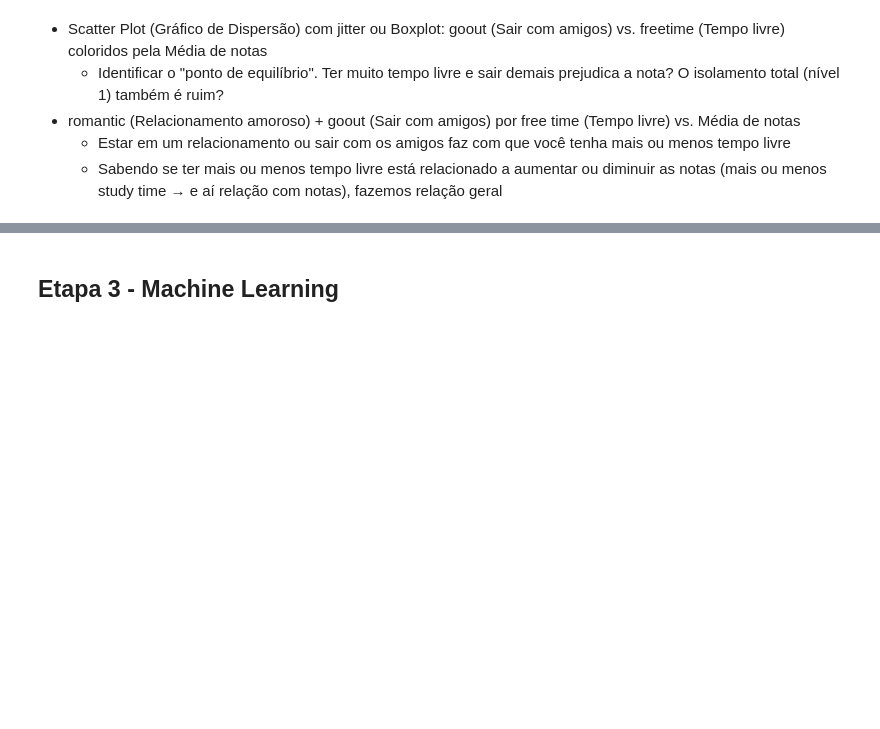
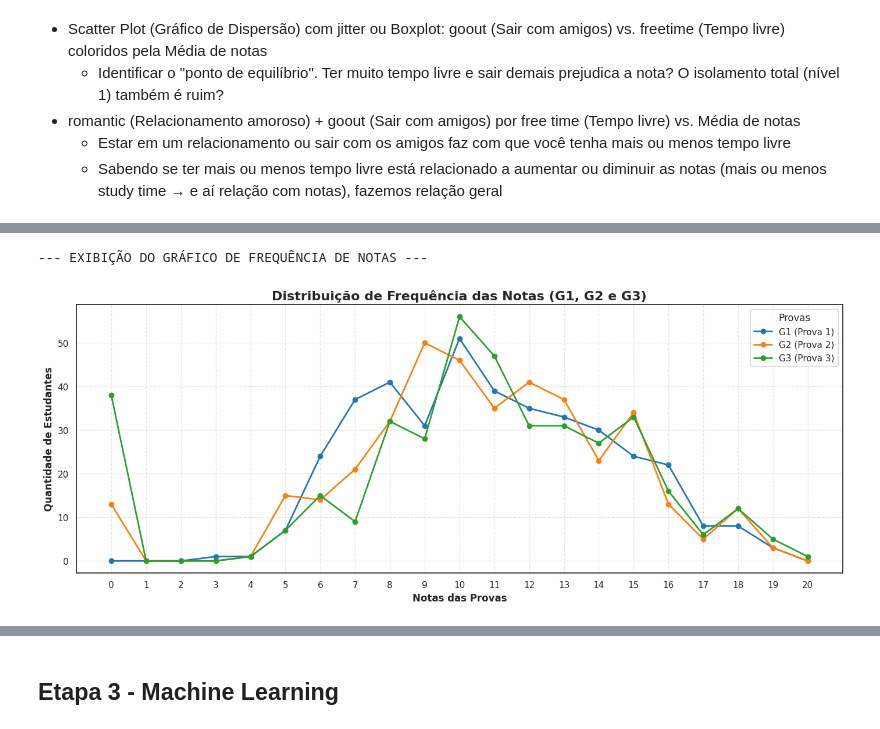
Before and after one commit to felipekenjidev/performance-estudantes, a Jupyter notebook: miniprojetods_performance_estudantes.ipynb, the cells around one changed output, grey strips where cells are left out. Cells and saved outputs as stored; diff of their text form; code cells hidden in the pictures; blank space fills up the shorter version.

```diff
--- a/miniprojetods_performance_estudantes.ipynb
+++ b/miniprojetods_performance_estudantes.ipynb
@@ -487,0 +521,29 @@ Fatores diretos (baseado em ranking de correlações com nota): failures, goout,
+# %%
+# Definir o Intervalo de Notas Possíveis
+nota_minima = 0
+nota_maxima = int(df_encoded[['G1', 'G2', 'G3']].max().max())
+range_notas = np.arange(nota_minima, nota_maxima + 1)
+
+# Contar a Quantidade de Notas para Cada Prova
+frequencia_g1 = df_encoded['G1'].value_counts().reindex(range_notas, fill_value=0)
+frequencia_g2 = df_encoded['G2'].value_counts().reindex(range_notas, fill_value=0)
+frequencia_g3 = df_encoded['G3'].value_counts().reindex(range_notas, fill_value=0)
+
+# Exibir Gráfico de Frequência
+print('\n--- EXIBIÇÃO DO GRÁFICO DE FREQUÊNCIA DE NOTAS ---')
+plt.figure(figsize=(17, 6))
+plt.plot(range_notas, frequencia_g1, marker='o', label='G1 (Prova 1)', color='#1f77b4', linewidth=2)
+plt.plot(range_notas, frequencia_g2, marker='o', label='G2 (Prova 2)', color='#ff7f0e', linewidth=2)
+plt.plot(range_notas, frequencia_g3, marker='o', label='G3 (Prova 3)', color='#2ca02c', linewidth=2)
+
+plt.title('Distribuição de Frequência das Notas (G1, G2 e G3)', fontsize=16, fontweight='bold')
+plt.xlabel('Notas das Provas', fontsize=12, fontweight='bold')
+plt.ylabel('Quantidade de Estudantes', fontsize=12, fontweight='bold')
+plt.xticks(range_notas)
+
+plt.legend(fontsize=11, title="Provas")
+plt.grid(True, linestyle='--', alpha=0.5)
+plt.show()
+# %% [output]
+--- EXIBIÇÃO DO GRÁFICO DE FREQUÊNCIA DE NOTAS ---
+[figure, added]
```
Also changed, not shown: parts of 8 cells of this notebook.
